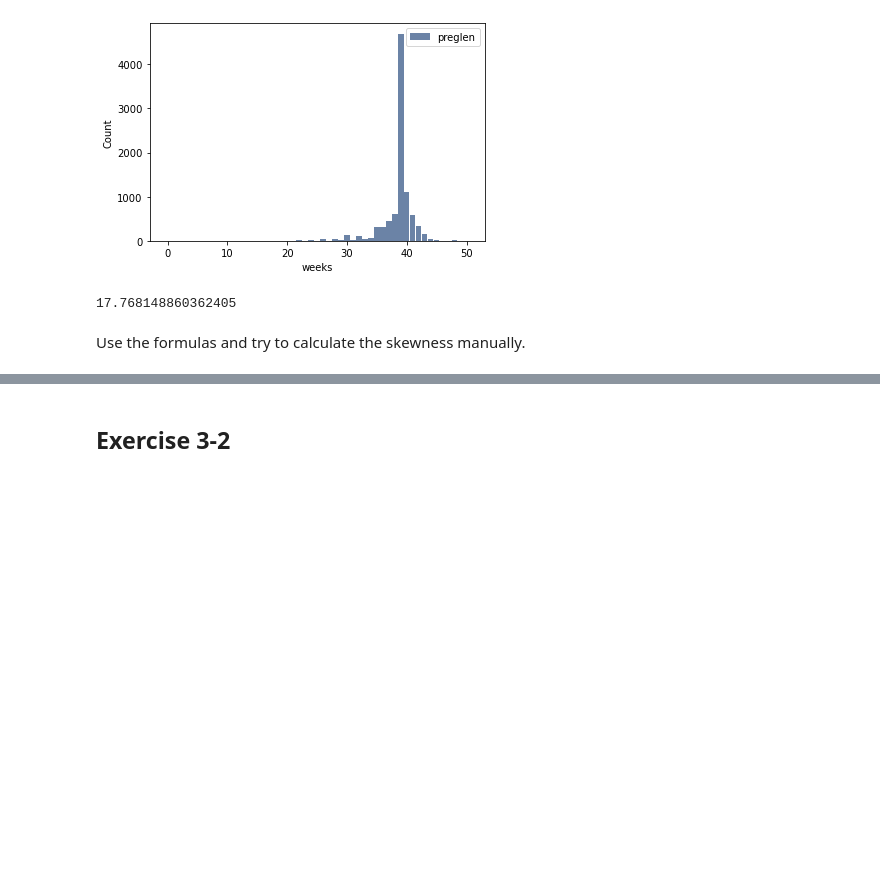
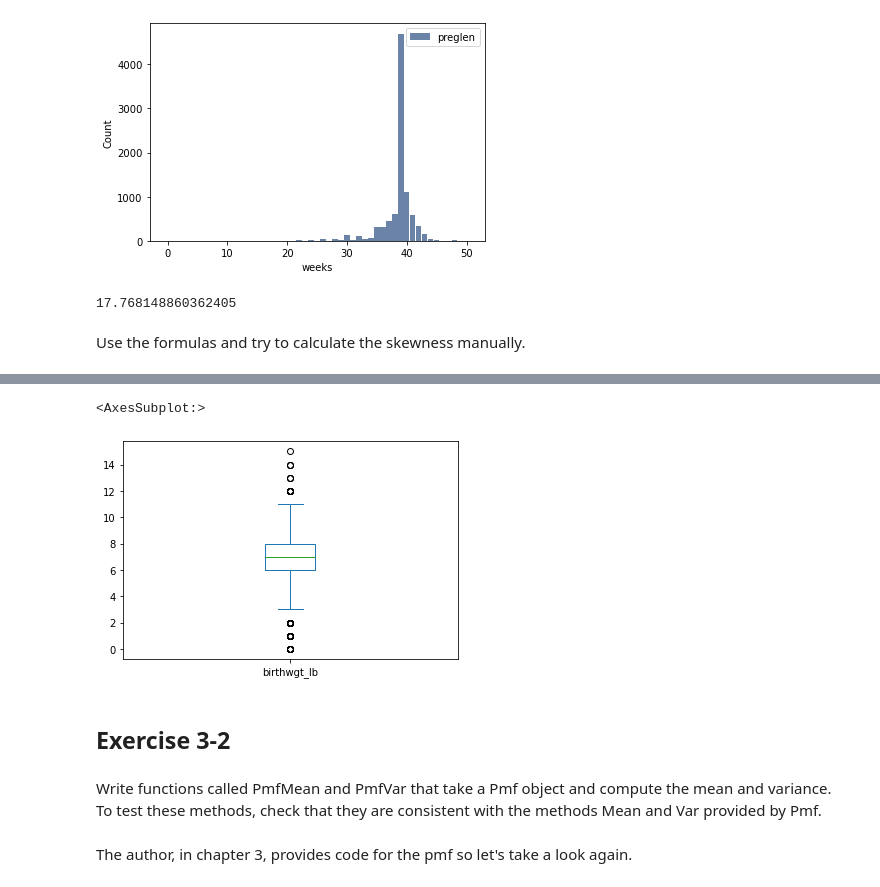
Before and after one commit to EmbraceTEC/ThinkStats2, a Jupyter notebook: code/DT 1 - Exercise day.ipynb, the cells around one changed output, grey strips where cells are left out. Saved outputs shown, nothing was run; the diff lists cells and outputs as text; code cells hidden in the pictures; blank space fills up the shorter version.

```diff
--- a/code/DT 1 - Exercise day.ipynb
+++ b/code/DT 1 - Exercise day.ipynb
@@ -124,2 +134,14 @@ Use the formulas and try to calculate the skewness manually.
+# %%
+live.birthwgt_lb.plot.box()
+# %% [output]
+<AxesSubplot:>
+[figure, added]
 # %% [markdown]
 ## Exercise 3-2
+# %% [markdown]
+Write functions called PmfMean and PmfVar that take a Pmf
+object and compute the mean and variance. To test these
+methods, check that they are consistent with the methods
+Mean and Var provided by Pmf.
+# %% [markdown]
+The author, in chapter 3, provides code for the pmf so let's take a look again.
```
Also changed, not shown: parts of 9 cells of this notebook.
